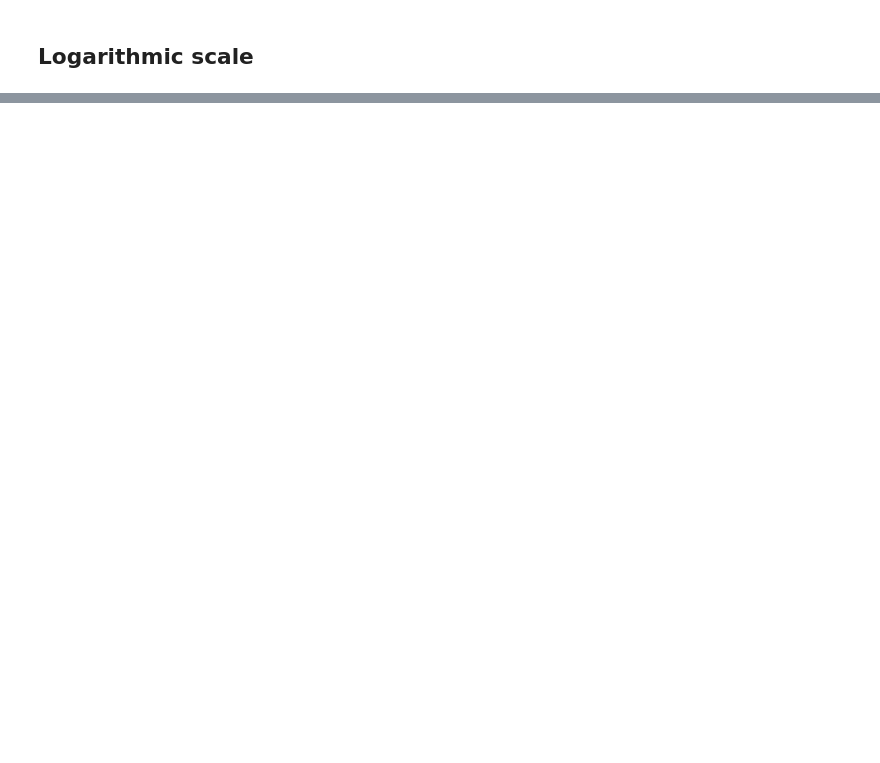
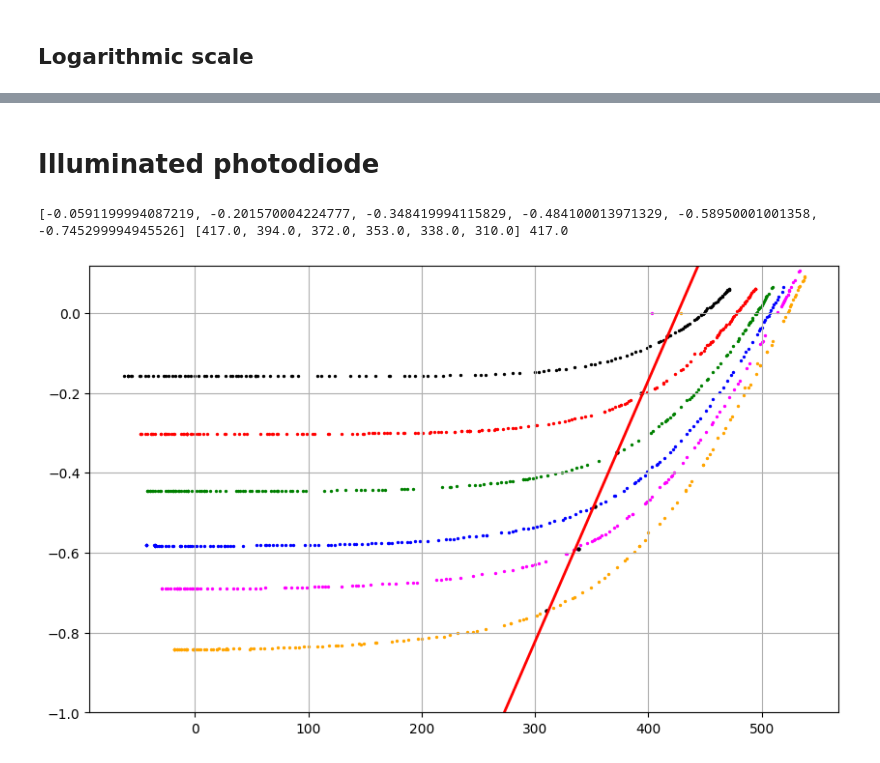
Before and after one commit to ikrzywda/air-cs, a Jupyter notebook: fizyka-3.3/photodiode/notebook.ipynb, the cells around one changed output, grey strips where cells are left out. Drawn from its saved outputs; the diff is of its cells as text; code cells hidden in the pictures; blank space fills up the shorter version.

```diff
--- a/fizyka-3.3/photodiode/notebook.ipynb
+++ b/fizyka-3.3/photodiode/notebook.ipynb
@@ -118,0 +160,51 @@ plt.show()
+# %% [markdown]
+# Illuminated photodiode
+# %%
+import random
+
+dataframes = [
+    pd.read_csv(path, delimiter=";")
+    for path in [
+        "data/7mA.csv",
+        "data/13mA.csv",
+        "data/19mA.csv",
+        "data/25mA.csv",
+        "data/31mA.csv",
+        "data/38mA.csv",
+    ]
+]
+
+shorting_currents = [df["I"][0:10].min() + 0.1 for df in dataframes]
+
+shorted_currents = [
+    df.iloc[(df["I"] - current).abs().idxmin()]
+    for current, df in zip(shorting_currents, dataframes)
+]
+
+fig, ax = plt.subplots(figsize=(10, 6))
+
+ax.set_ylim(-1, 1.1 * max([df["I"].max() for df in dataframes]))
+
+for df, color in zip(
+    dataframes, ["black", "red", "green", "blue", "magenta", "orange"]
+):
+    plt.scatter(df["U"], df["I"], color=color, s=2)
+
+for shorted_current in shorted_currents:
+    plt.scatter(shorted_current["U"], shorted_current["I"], color="black", s=5)
+
+
+# print(shorted_currents_df["I"])
+currents = [df["I"] for df in shorted_currents]
+voltates = [df["U"] for df in shorted_currents]
+model = sm.OLS(currents, sm.add_constant(voltates)).fit()
+X_pred = np.linspace(0, max(voltates) + 100, 10)
+X_pred2 = sm.add_constant(X_pred)
+y_pred = model.predict(X_pred2)
+
+plt.plot(X_pred, y_pred, "r-", linewidth=2)
+
+plt.grid()
+# %% [output]
+[-0.0591199994087219, -0.201570004224777, -0.348419994115829, -0.484100013971329, -0.58950001001358, -0.745299994945526] [417.0, 394.0, 372.0, 353.0, 338.0, 310.0] 417.0
+[figure, added]
```
Also changed, not shown: parts of 5 cells of this notebook, 5 other files.
